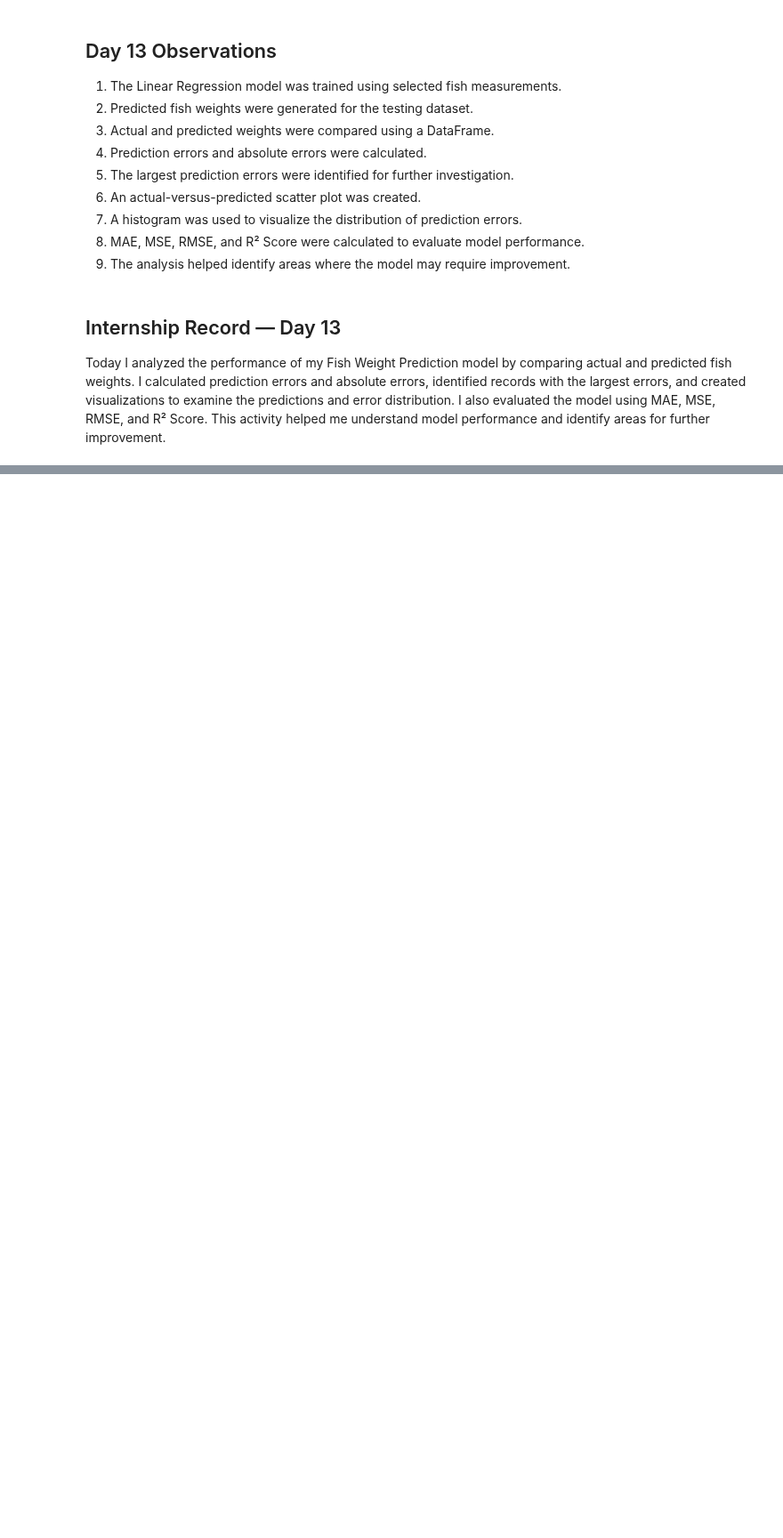
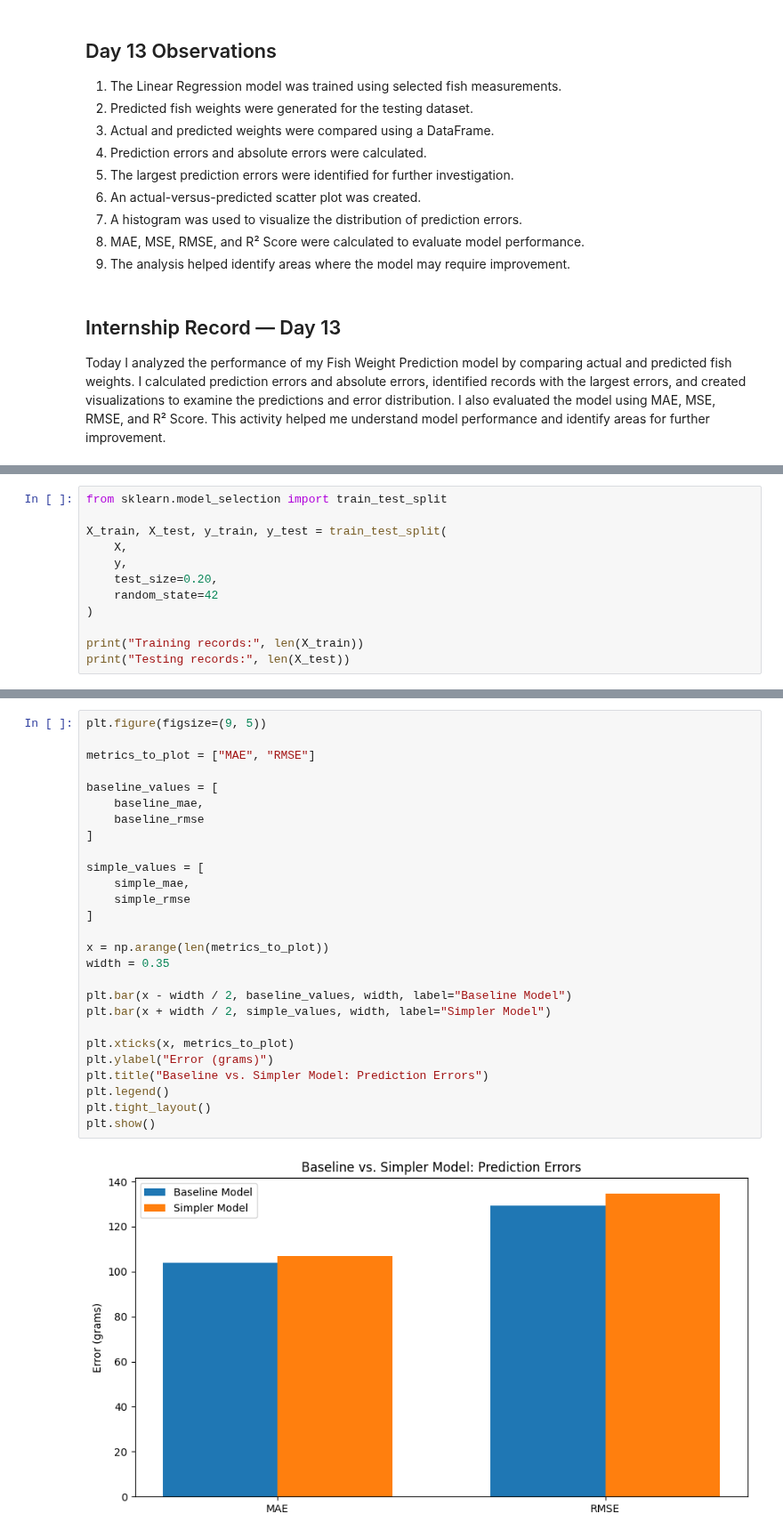
Before and after one commit to abhipsa29-cloud/Fish-Weight-Prediction, a Jupyter notebook: Fish_Weight_Prediction.ipynb, the cells around one changed output, grey strips where cells are left out. Shown at 89% size. Drawn from its saved outputs; the diff is of its cells as text; blank space fills up the shorter version.

Commit message:
Day 14: Compared Linear Regression models with different feature sets

```diff
--- a/Fish_Weight_Prediction.ipynb
+++ b/Fish_Weight_Prediction.ipynb
@@ -2709,0 +2806,12 @@ Today I analyzed the performance of my Fish Weight Prediction model by comparing
+# %%
+from sklearn.model_selection import train_test_split
+
+X_train, X_test, y_train, y_test = train_test_split(
+    X,
+    y,
+    test_size=0.20,
+    random_state=42
+)
+
+print("Training records:", len(X_train))
+print("Testing records:", len(X_test))
@@ -2709,0 +2949,29 @@ Today I analyzed the performance of my Fish Weight Prediction model by comparing
+# %%
+plt.figure(figsize=(9, 5))
+
+metrics_to_plot = ["MAE", "RMSE"]
+
+baseline_values = [
+    baseline_mae,
+    baseline_rmse
+]
+
+simple_values = [
+    simple_mae,
+    simple_rmse
+]
+
+x = np.arange(len(metrics_to_plot))
+width = 0.35
+
+plt.bar(x - width / 2, baseline_values, width, label="Baseline Model")
+plt.bar(x + width / 2, simple_values, width, label="Simpler Model")
+
+plt.xticks(x, metrics_to_plot)
+plt.ylabel("Error (grams)")
+plt.title("Baseline vs. Simpler Model: Prediction Errors")
+plt.legend()
+plt.tight_layout()
+plt.show()
+# %% [output]
+[figure, added]
```
Also changed, not shown: parts of 20 cells of this notebook.
